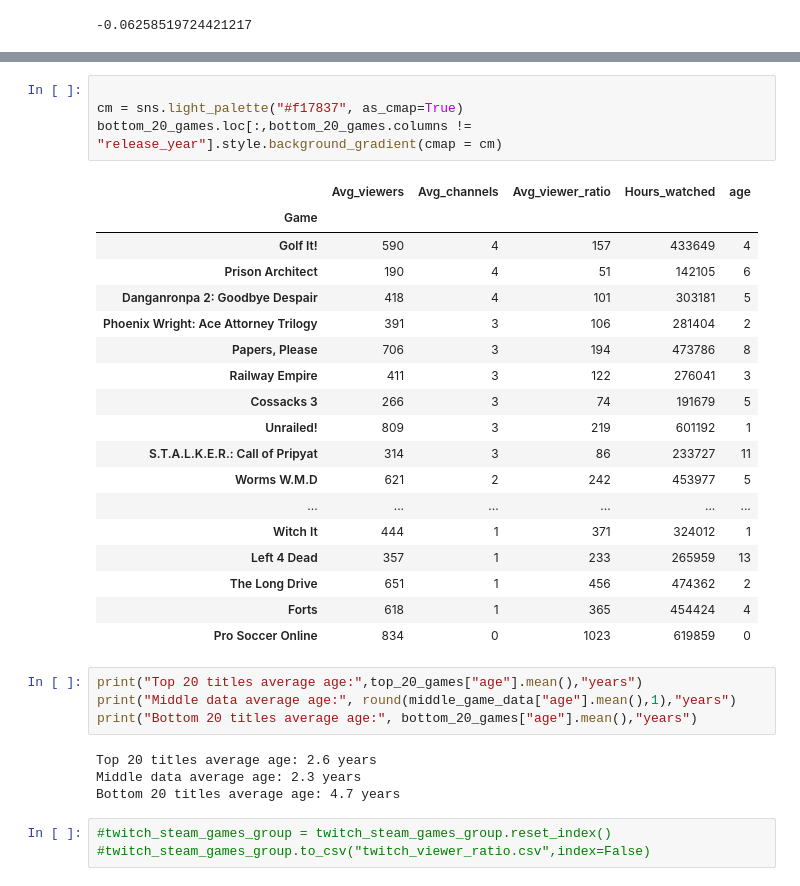
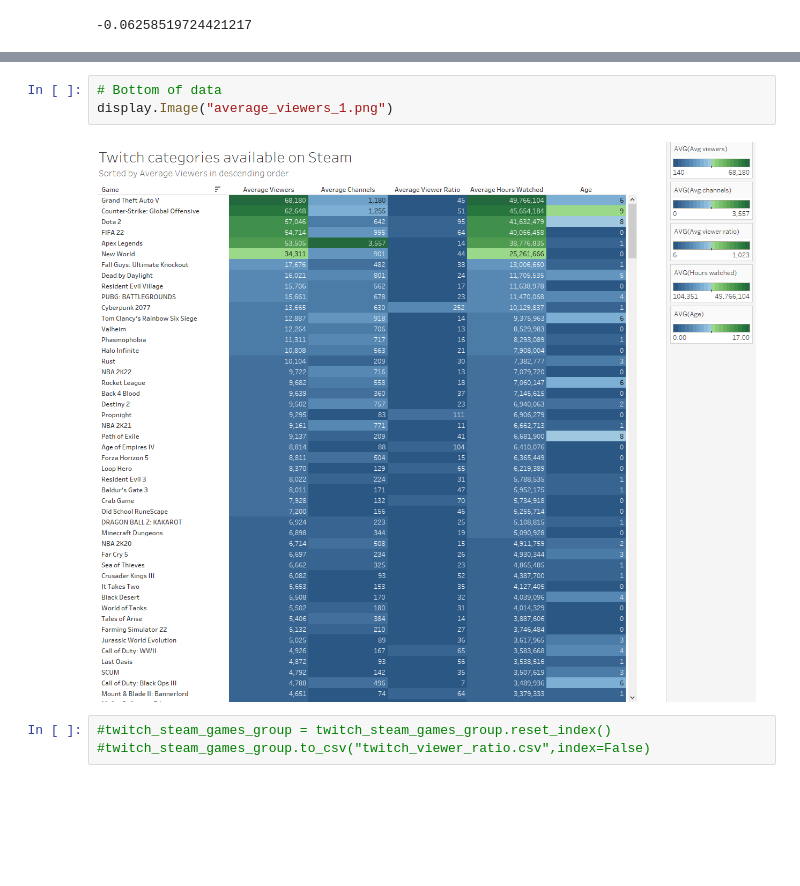
Before and after one commit to paul-trood/Portfolio-World_Happiness_Report, a Jupyter notebook: 04_data_analysis.ipynb, the cells around one changed output, grey strips where cells are left out. Drawn from its saved outputs; the diff is of its cells as text; blank space fills up the shorter version.

```diff
--- a/04_data_analysis.ipynb
+++ b/04_data_analysis.ipynb
@@ -1121,34 +1078,8 @@ middle_game_data.loc[:,middle_game_data.columns != "release_year"].style.backgro
-# %%
-
-cm = sns.light_palette("#f17837", as_cmap=True)
-bottom_20_games.loc[:,bottom_20_games.columns != "release_year"].style.background_gradient(cmap = cm)
-# %% [output]
-|  | Avg_viewers | Avg_channels | Avg_viewer_ratio | Hours_watched | age |
-| Game |  |  |  |  |  |
-| Golf It! | 590 | 4 | 157 | 433649 | 4 |
-| Prison Architect | 190 | 4 | 51 | 142105 | 6 |
-| Danganronpa 2: Goodbye Despair | 418 | 4 | 101 | 303181 | 5 |
-| Phoenix Wright: Ace Attorney Trilogy | 391 | 3 | 106 | 281404 | 2 |
-| Papers, Please | 706 | 3 | 194 | 473786 | 8 |
-| Railway Empire | 411 | 3 | 122 | 276041 | 3 |
-| Cossacks 3 | 266 | 3 | 74 | 191679 | 5 |
-| Unrailed! | 809 | 3 | 219 | 601192 | 1 |
-| S.T.A.L.K.E.R.: Call of Pripyat | 314 | 3 | 86 | 233727 | 11 |
-| Worms W.M.D | 621 | 2 | 242 | 453977 | 5 |
-| ... | ... | ... | ... | ... | ... |
-| Witch It | 444 | 1 | 371 | 324012 | 1 |
-| Left 4 Dead | 357 | 1 | 233 | 265959 | 13 |
-| The Long Drive | 651 | 1 | 456 | 474362 | 2 |
-| Forts | 618 | 1 | 365 | 454424 | 4 |
-| Pro Soccer Online | 834 | 0 | 1023 | 619859 | 0 |
-# %%
-print("Top 20 titles average age:",top_20_games["age"].mean(),"years")
-print("Middle data average age:", round(middle_game_data["age"].mean(),1),"years")
-print("Bottom 20 titles average age:", bottom_20_games["age"].mean(),"years")
-# %% [output]
-Top 20 titles average age: 2.6 years
-Middle data average age: 2.3 years
-Bottom 20 titles average age: 4.7 years
+# %%
+# Bottom of data
+display.Image("average_viewers_1.png")
+# %% [output]
+[figure, added]
 # %%
 #twitch_steam_games_group = twitch_steam_games_group.reset_index()
 #twitch_steam_games_group.to_csv("twitch_viewer_ratio.csv",index=False)
```
Also changed, not shown: parts of 45 cells of this notebook.
